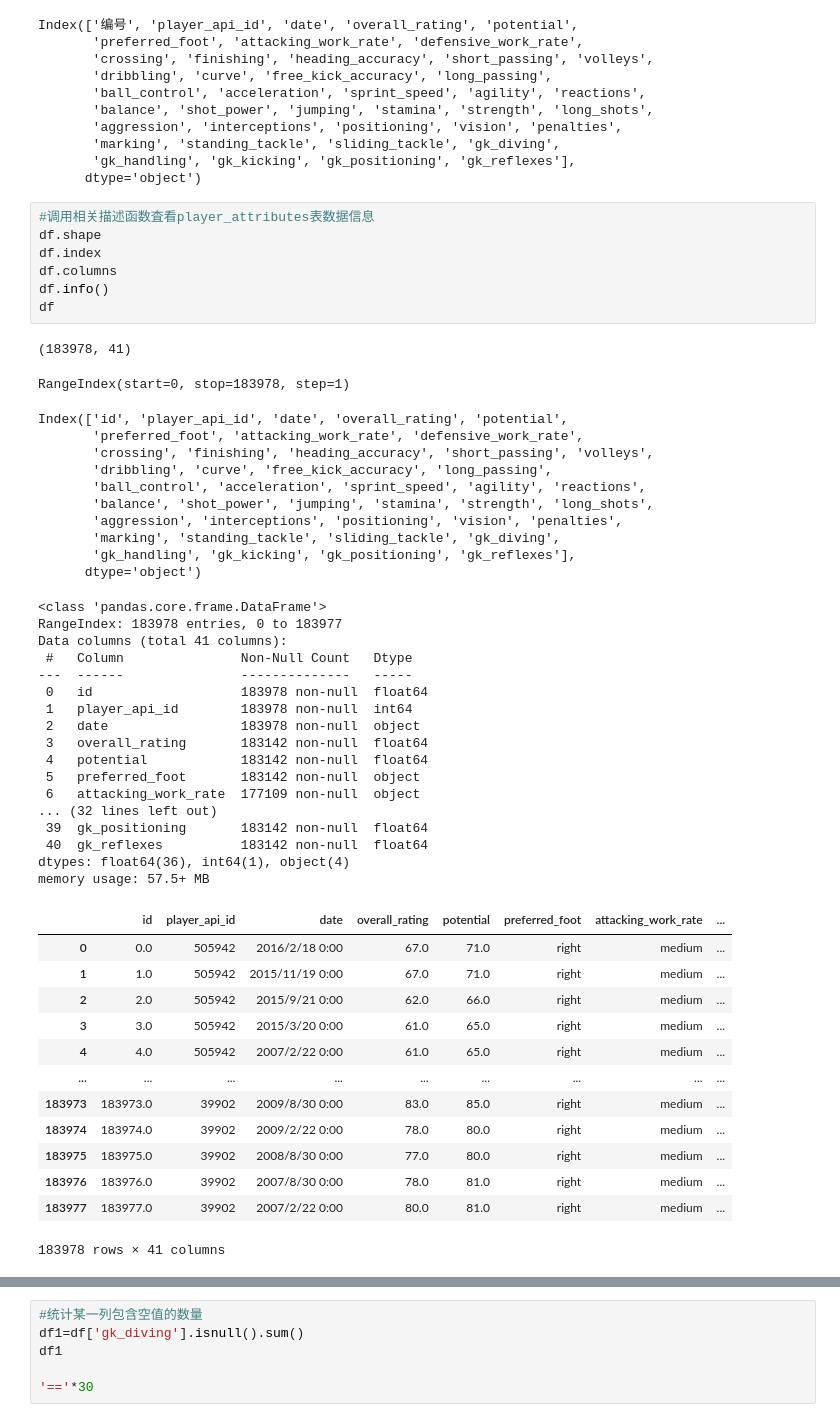
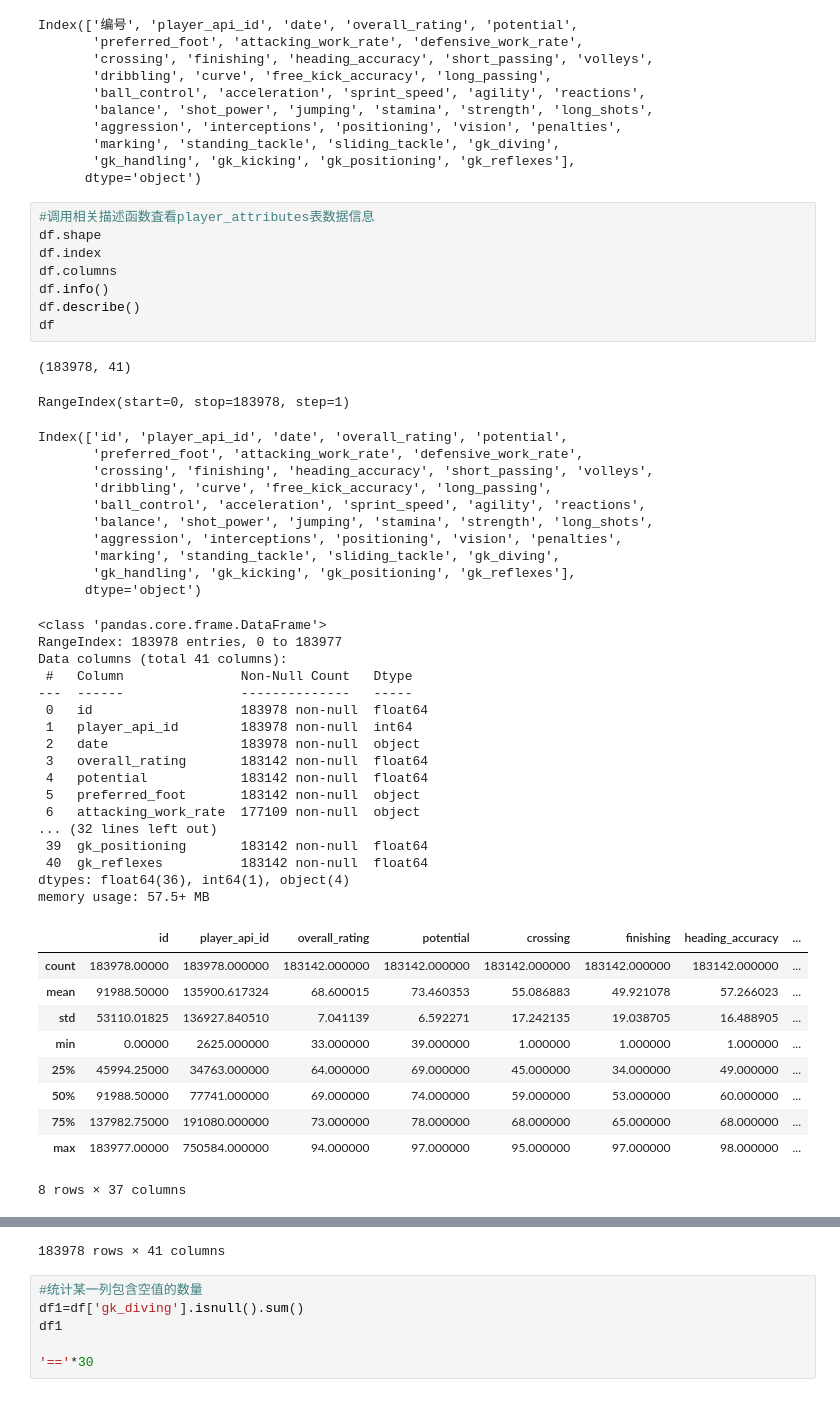
Before and after one commit to dudululv/first-python-project, a Jupyter notebook: 10.23/asn1023.ipynb, the cells around one changed output, grey strips where cells are left out. Cells and saved outputs as stored; diff of their text form.

```diff
--- a/10.23/asn1023.ipynb
+++ b/10.23/asn1023.ipynb
@@ -131,47 +131,45 @@ df.shape
 df.index
 df.columns
 df.info()
+df.describe()
 df
 # %% [output]
 (183978, 41)
 RangeIndex(start=0, stop=183978, step=1)
 Index(['id', 'player_api_id', 'date', 'overall_rating', 'potential',
        'preferred_foot', 'attacking_work_rate', 'defensive_work_rate',
        'crossing', 'finishing', 'heading_accuracy', 'short_passing', 'volleys',
        'dribbling', 'curve', 'free_kick_accuracy', 'long_passing',
        'ball_control', 'acceleration', 'sprint_speed', 'agility', 'reactions',
        'balance', 'shot_power', 'jumping', 'stamina', 'strength', 'long_shots',
        'aggression', 'interceptions', 'positioning', 'vision', 'penalties',
        'marking', 'standing_tackle', 'sliding_tackle', 'gk_diving',
        'gk_handling', 'gk_kicking', 'gk_positioning', 'gk_reflexes'],
       dtype='object')
 <class 'pandas.core.frame.DataFrame'>
 RangeIndex: 183978 entries, 0 to 183977
 Data columns (total 41 columns):
  #   Column               Non-Null Count   Dtype
 ---  ------               --------------   -----
  0   id                   183978 non-null  float64
  1   player_api_id        183978 non-null  int64
  2   date                 183978 non-null  object
  3   overall_rating       183142 non-null  float64
  4   potential            183142 non-null  float64
  5   preferred_foot       183142 non-null  object
  6   attacking_work_rate  177109 non-null  object
 ... (32 lines left out)
  39  gk_positioning       183142 non-null  float64
  40  gk_reflexes          183142 non-null  float64
 dtypes: float64(36), int64(1), object(4)
 memory usage: 57.5+ MB
-|  | id | player_api_id | date | overall_rating | potential | preferred_foot | attacking_work_rate | ... |
-| 0 | 0.0 | 505942 | 2016/2/18 0:00 | 67.0 | 71.0 | right | medium | ... |
-| 1 | 1.0 | 505942 | 2015/11/19 0:00 | 67.0 | 71.0 | right | medium | ... |
-| 2 | 2.0 | 505942 | 2015/9/21 0:00 | 62.0 | 66.0 | right | medium | ... |
-| 3 | 3.0 | 505942 | 2015/3/20 0:00 | 61.0 | 65.0 | right | medium | ... |
-| 4 | 4.0 | 505942 | 2007/2/22 0:00 | 61.0 | 65.0 | right | medium | ... |
-| ... | ... | ... | ... | ... | ... | ... | ... | ... |
-| 183973 | 183973.0 | 39902 | 2009/8/30 0:00 | 83.0 | 85.0 | right | medium | ... |
-| 183974 | 183974.0 | 39902 | 2009/2/22 0:00 | 78.0 | 80.0 | right | medium | ... |
-| 183975 | 183975.0 | 39902 | 2008/8/30 0:00 | 77.0 | 80.0 | right | medium | ... |
-| 183976 | 183976.0 | 39902 | 2007/8/30 0:00 | 78.0 | 81.0 | right | medium | ... |
-| 183977 | 183977.0 | 39902 | 2007/2/22 0:00 | 80.0 | 81.0 | right | medium | ... |
+|  | id | player_api_id | overall_rating | potential | crossing | finishing | heading_accuracy | ... |
+| count | 183978.00000 | 183978.000000 | 183142.000000 | 183142.000000 | 183142.000000 | 183142.000000 | 183142.000000 | ... |
+| mean | 91988.50000 | 135900.617324 | 68.600015 | 73.460353 | 55.086883 | 49.921078 | 57.266023 | ... |
+| std | 53110.01825 | 136927.840510 | 7.041139 | 6.592271 | 17.242135 | 19.038705 | 16.488905 | ... |
+| min | 0.00000 | 2625.000000 | 33.000000 | 39.000000 | 1.000000 | 1.000000 | 1.000000 | ... |
+| 25% | 45994.25000 | 34763.000000 | 64.000000 | 69.000000 | 45.000000 | 34.000000 | 49.000000 | ... |
+| 50% | 91988.50000 | 77741.000000 | 69.000000 | 74.000000 | 59.000000 | 53.000000 | 60.000000 | ... |
+| 75% | 137982.75000 | 191080.000000 | 73.000000 | 78.000000 | 68.000000 | 65.000000 | 68.000000 | ... |
+| max | 183977.00000 | 750584.000000 | 94.000000 | 97.000000 | 95.000000 | 97.000000 | 98.000000 | ... |
-183978 rows × 41 columns
+8 rows × 37 columns
@@ -178,3 +188,4 @@ memory usage: 57.5+ MB
+183978 rows × 41 columns
 # %%
 #统计某一列包含空值的数量
 df1=df['gk_diving'].isnull().sum()
```
Also changed, not shown: parts of 1 cell of this notebook, 14 other files.
